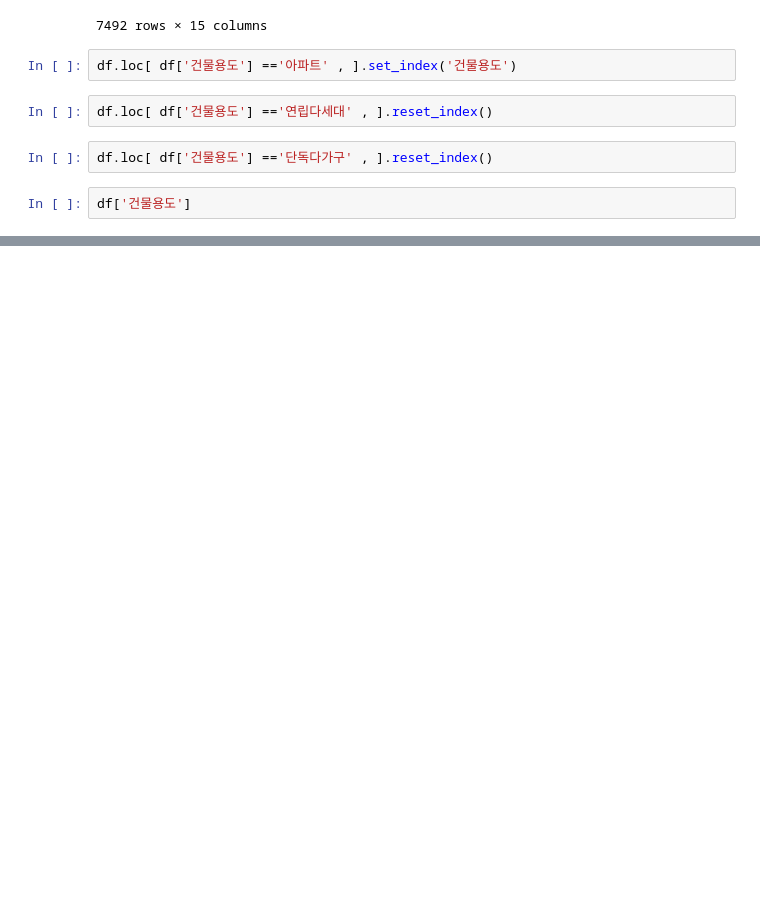
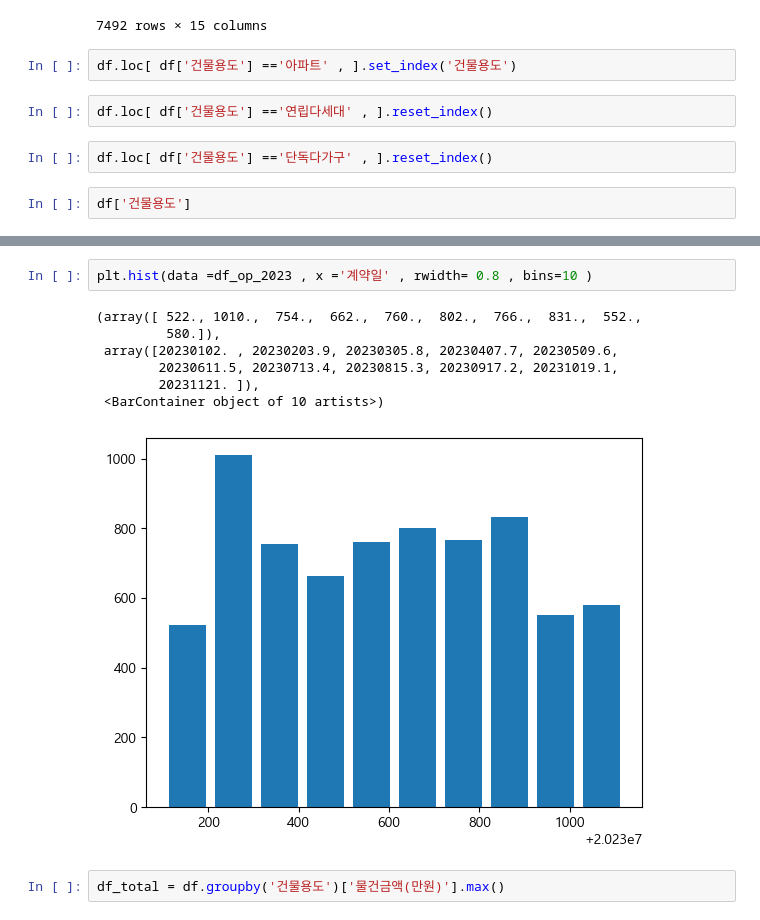
Before and after one commit to isk03300/my_projcet, a Jupyter notebook: dev_data.ipynb, the cells around one changed output, grey strips where cells are left out. Drawn from its saved outputs; the diff is of its cells as text; blank space fills up the shorter version.

```diff
--- a/dev_data.ipynb
+++ b/dev_data.ipynb
@@ -241,0 +259,12 @@ Name: 물건금액(만원), dtype: int64
+# %%
+plt.hist(data =df_op_2023 , x ='계약일' , rwidth= 0.8 , bins=10 )
+# %% [output]
+(array([ 522., 1010.,  754.,  662.,  760.,  802.,  766.,  831.,  552.,
+         580.]),
+ array([20230102. , 20230203.9, 20230305.8, 20230407.7, 20230509.6,
+        20230611.5, 20230713.4, 20230815.3, 20230917.2, 20231019.1,
+        20231121. ]),
+ <BarContainer object of 10 artists>)
+[figure, added]
+# %%
+df_total = df.groupby('건물용도')['물건금액(만원)'].max()
```
Also changed, not shown: parts of 36 cells of this notebook, 2 other files.
